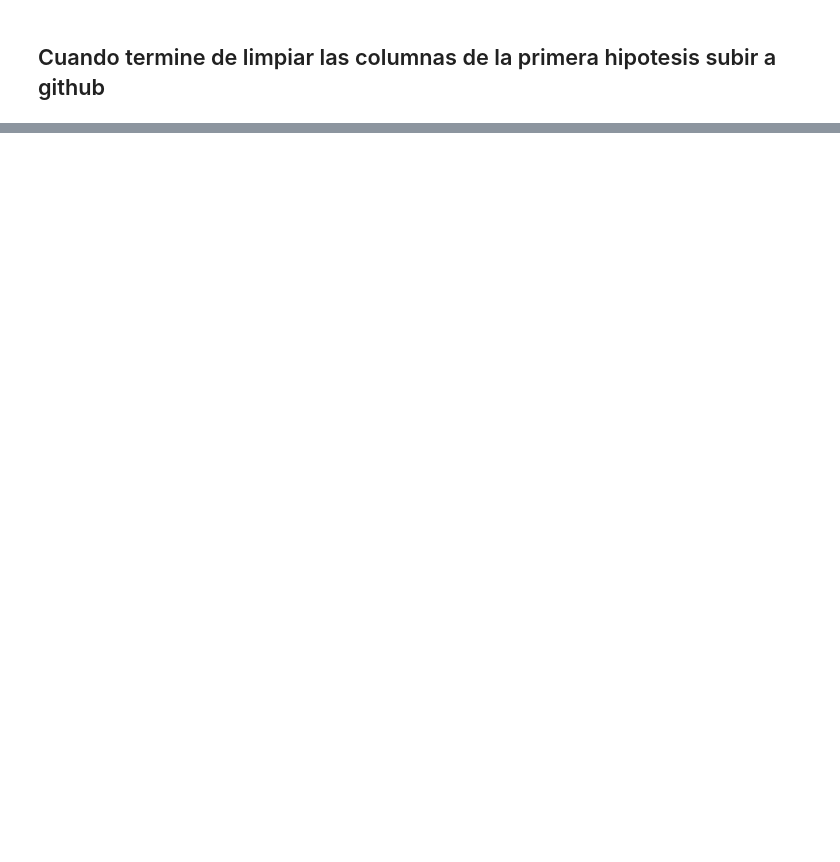
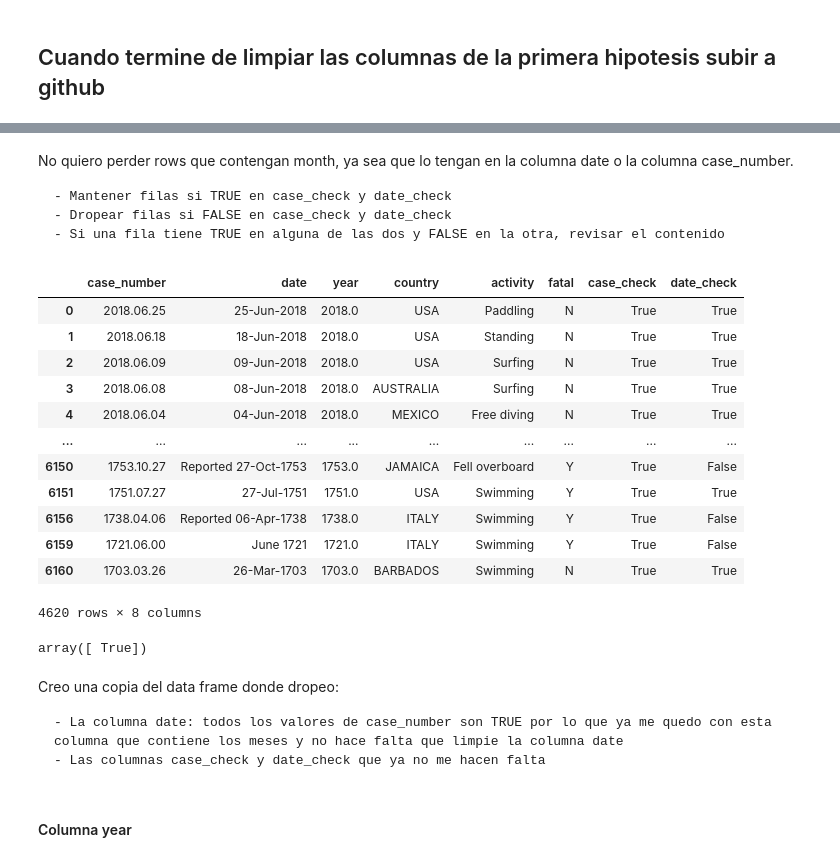
Before and after one commit to georginamanyanic/Project-1, a Jupyter notebook: clean.ipynb, the cells around one changed output, grey strips where cells are left out. Cells and saved outputs as stored; diff of their text form; code cells hidden in the pictures; blank space fills up the shorter version.

Commit message:
DataFrame limpio con nombre attacks-limpio

```diff
--- a/clean.ipynb
+++ b/clean.ipynb
@@ -104,0 +369,32 @@ df
+# %% [markdown]
+No quiero perder rows que contengan month, ya sea que lo tengan en la columna date o la columna case_number.
+
+    - Mantener filas si TRUE en case_check y date_check
+    - Dropear filas si FALSE en case_check y date_check
+    - Si una fila tiene TRUE en alguna de las dos y FALSE en la otra, revisar el contenido
+# %%
+df2 = df2.drop(df2[(df2['case_check'] == False) & (df2['date_check'] == False)].index)
+df2
+# %% [output]
+|  | case_number | date | year | country | activity | fatal | case_check | date_check |
+| 0 | 2018.06.25 | 25-Jun-2018 | 2018.0 | USA | Paddling | N | True | True |
+| 1 | 2018.06.18 | 18-Jun-2018 | 2018.0 | USA | Standing | N | True | True |
+| 2 | 2018.06.09 | 09-Jun-2018 | 2018.0 | USA | Surfing | N | True | True |
+| 3 | 2018.06.08 | 08-Jun-2018 | 2018.0 | AUSTRALIA | Surfing | N | True | True |
+| 4 | 2018.06.04 | 04-Jun-2018 | 2018.0 | MEXICO | Free diving | N | True | True |
+| ... | ... | ... | ... | ... | ... | ... | ... | ... |
+| 6150 | 1753.10.27 | Reported 27-Oct-1753 | 1753.0 | JAMAICA | Fell overboard | Y | True | False |
+| 6151 | 1751.07.27 | 27-Jul-1751 | 1751.0 | USA | Swimming | Y | True | True |
+| 6156 | 1738.04.06 | Reported 06-Apr-1738 | 1738.0 | ITALY | Swimming | Y | True | False |
+| 6159 | 1721.06.00 | June 1721 | 1721.0 | ITALY | Swimming | Y | True | False |
+| 6160 | 1703.03.26 | 26-Mar-1703 | 1703.0 | BARBADOS | Swimming | N | True | True |
+4620 rows × 8 columns
+# %%
+df2.case_check.unique()
+# %% [output]
+array([ True])
+# %% [markdown]
+Creo una copia del data frame donde dropeo:
+
+    - La columna date: todos los valores de case_number son TRUE por lo que ya me quedo con esta columna que contiene los meses y no hace falta que limpie la columna date
+    - Las columnas case_check y date_check que ya no me hacen falta
@@ -104,0 +404,2 @@ df
+# %% [markdown]
+#### Columna year
```
Also changed, not shown: parts of 74 cells of this notebook.
